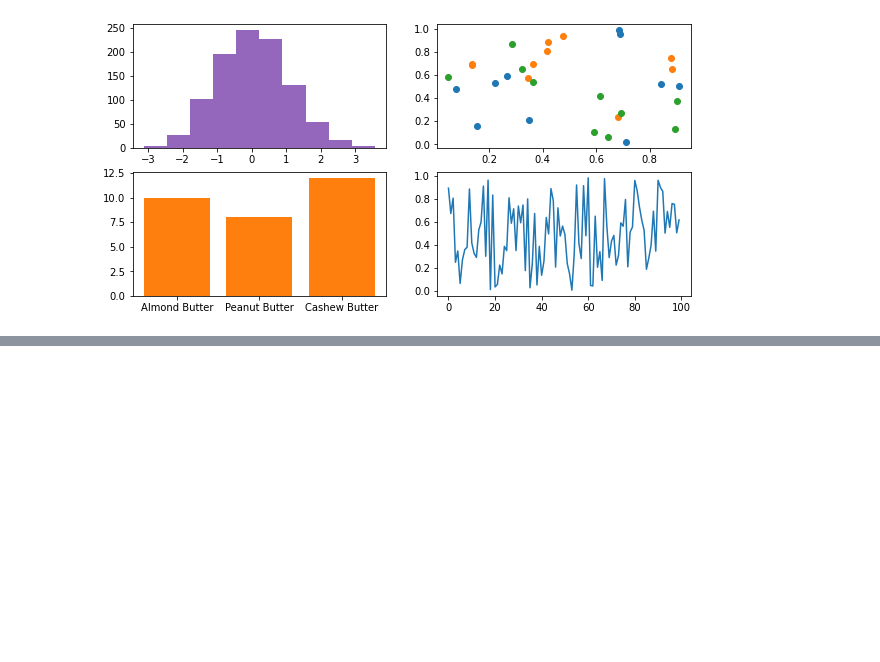
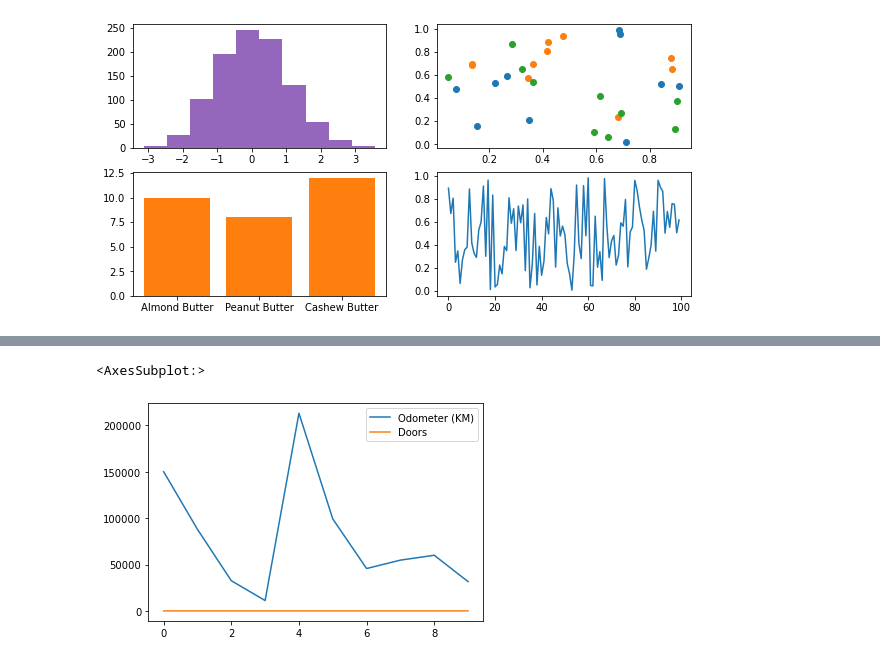
Before and after one commit to edwardsmoses/first-machine-learning-project, a Jupyter notebook: introduction-to-matplotlib.ipynb, the cells around one changed output, grey strips where cells are left out. Drawn from its saved outputs; the diff is of its cells as text; code cells hidden in the pictures; blank space fills up the shorter version.

```diff
--- a/introduction-to-matplotlib.ipynb
+++ b/introduction-to-matplotlib.ipynb
@@ -279,0 +284,4 @@ fig
+# %%
+# Make a dataframe
+
+car_sales = pd.read_csv("car-sales.csv");
@@ -279,0 +340,5 @@ fig
+# %%
+car_sales.plot()
+# %% [output]
+<AxesSubplot:>
+[figure, added]
```
Also changed, not shown: parts of 8 cells of this notebook.
